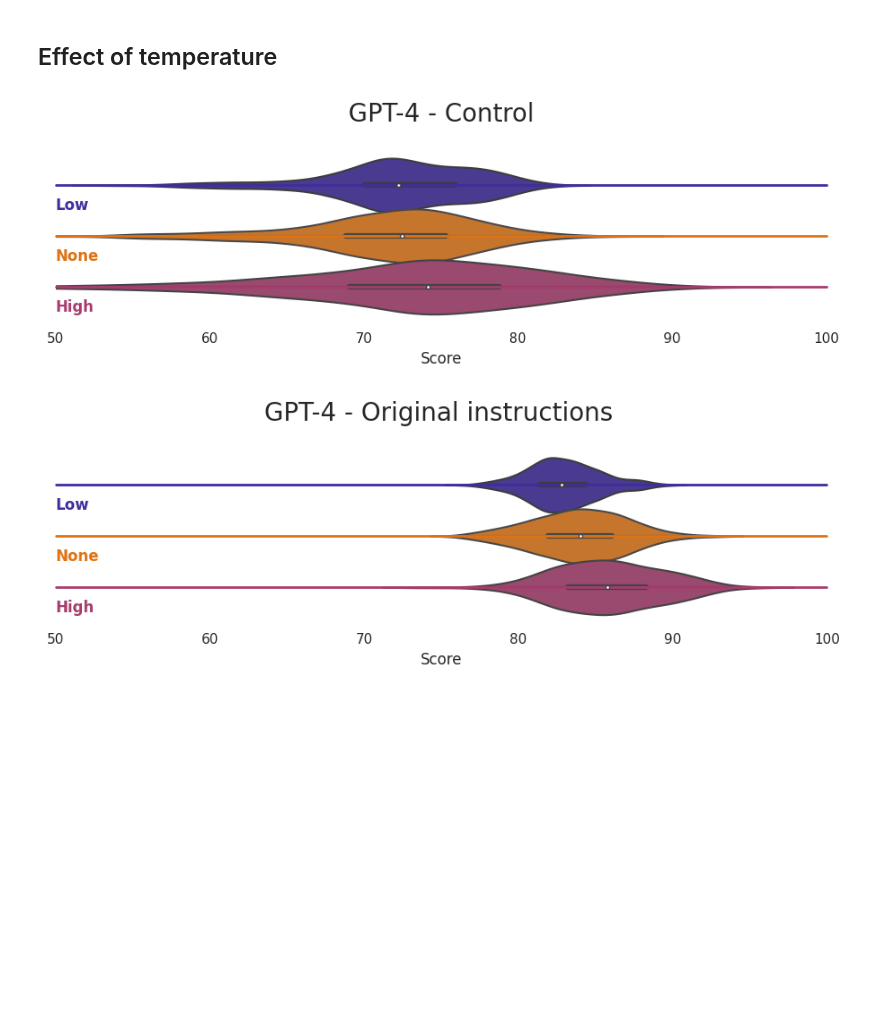
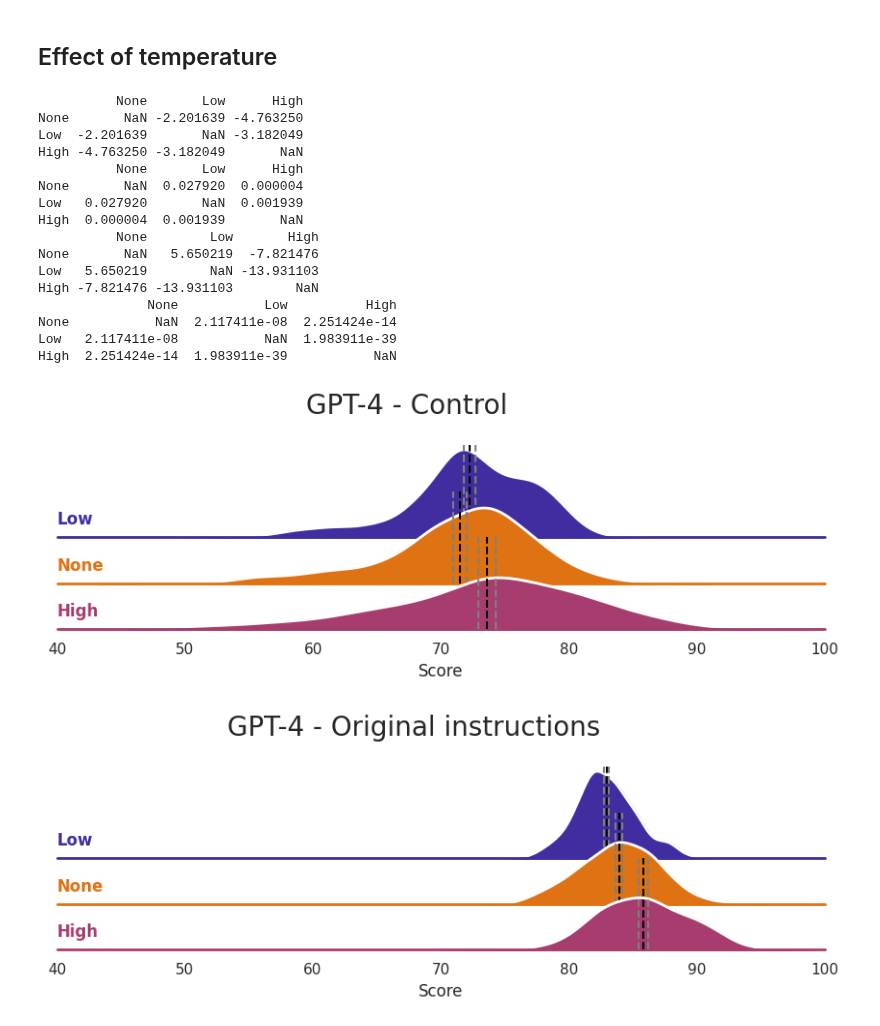
Before and after one commit to AntoineBellemare/DAT_GPT, a Jupyter notebook: scripts/visualization.ipynb, the cells around one changed output. Drawn from its saved outputs; the diff is of its cells as text; code cells hidden in the pictures; blank space fills up the shorter version.

```diff
--- a/scripts/visualization.ipynb
+++ b/scripts/visualization.ipynb
@@ -385,41 +385,62 @@ list_of_dfs = [results_df.loc[(results_df['Model']=='GPT4') &
                results_df.loc[(results_df['Model']=='GPT4') &
                               (results_df['Control']=='Original instructions')]]
 for df in list_of_dfs:
       # Initialize the FacetGrid object
       pal = sns.color_palette('CMRmap',n_colors=4, desat=.9)
       # keep color order consistent
       pal = [pal[2], pal[0], pal[1]]
       g = sns.FacetGrid(df, row="Temperature", hue="Temperature", aspect=9, height=1, palette=pal, row_order=['Low', 'None', 'High'])
 
       # Draw the densities in a few steps
-      g.map(sns.violinplot, "Score"),
-            #bw_adjust=1, clip_on=False,
-            #fill=True, alpha=1, linewidth=1.5)
-      #g.map(sns.kdeplot, "Score", clip_on=False, color="w", lw=2, bw_adjust=1)
+      g.map(sns.kdeplot, "Score",
+            bw_adjust=1, clip_on=False,
+            fill=True, alpha=1, linewidth=1.5)
+      g.map(sns.kdeplot, "Score", clip_on=False, color="w", lw=2, bw_adjust=1)
 
       # passing color=None to refline() uses the hue mapping
       g.refline(y=0, linewidth=2, linestyle="-", color=None, clip_on=False)
 
 
       # Define and use a simple function to label the plot in axes coordinates
       def label(x, color, label):
             ax = plt.gca()
             ax.text(0, .2, label, fontweight="bold", color=color,
                         ha="left", va="center", transform=ax.transAxes)
-
-
       g.map(label, "Score")
-
+       # Add vertical lines for mean and confidence intervals
+      mean_conf, pvals, tvals = analyze_results(df, 'Temperature')
+      for ax, model in zip(g.axes.flat, ['Low', 'None', 'High']):
+            ax.axvline(mean_conf[mean_conf['Temperature'] == model]['mean'].values[0], color='black', linestyle='--')
+            ax.axvline(mean_conf[mean_conf['Temperature'] == model]['ci_low'].values[0], color='gray', linestyle='--')
+            ax.axvline(mean_conf[mean_conf['Temperature'] == model]['ci_high'].values[0], color='gray', linestyle='--')
       # Set the subplots to overlap
-      g.figure.subplots_adjust(hspace=-.25)
+      g.figure.subplots_adjust(hspace=-.5)
 
       # Remove axes details that don't play well with overlap
       g.set_titles("")
-      g.set(xlim=(50,100))
+      g.set(xlim=(40,100))
       g.set(yticks=[], ylabel="")
       g.despine(bottom=True, left=True)
       # Set a title for the figure
       g.fig.suptitle(f"GPT-4 - {df['Control'].unique()[0]}", fontsize=20, y=1.05)
+      print(tvals)
+      print(pvals)
 # %% [output]
+          None       Low      High
+None       NaN -2.201639 -4.763250
+Low  -2.201639       NaN -3.182049
+High -4.763250 -3.182049       NaN
+          None       Low      High
+None       NaN  0.027920  0.000004
+Low   0.027920       NaN  0.001939
+High  0.000004  0.001939       NaN
+          None        Low       High
+None       NaN   5.650219  -7.821476
+Low   5.650219        NaN -13.931103
+High -7.821476 -13.931103        NaN
+              None           Low          High
+None           NaN  2.117411e-08  2.251424e-14
+Low   2.117411e-08           NaN  1.983911e-39
+High  2.251424e-14  1.983911e-39           NaN
-[figure, old version]
+[figure, new version]
-[figure, old version]
+[figure, new version]
```
